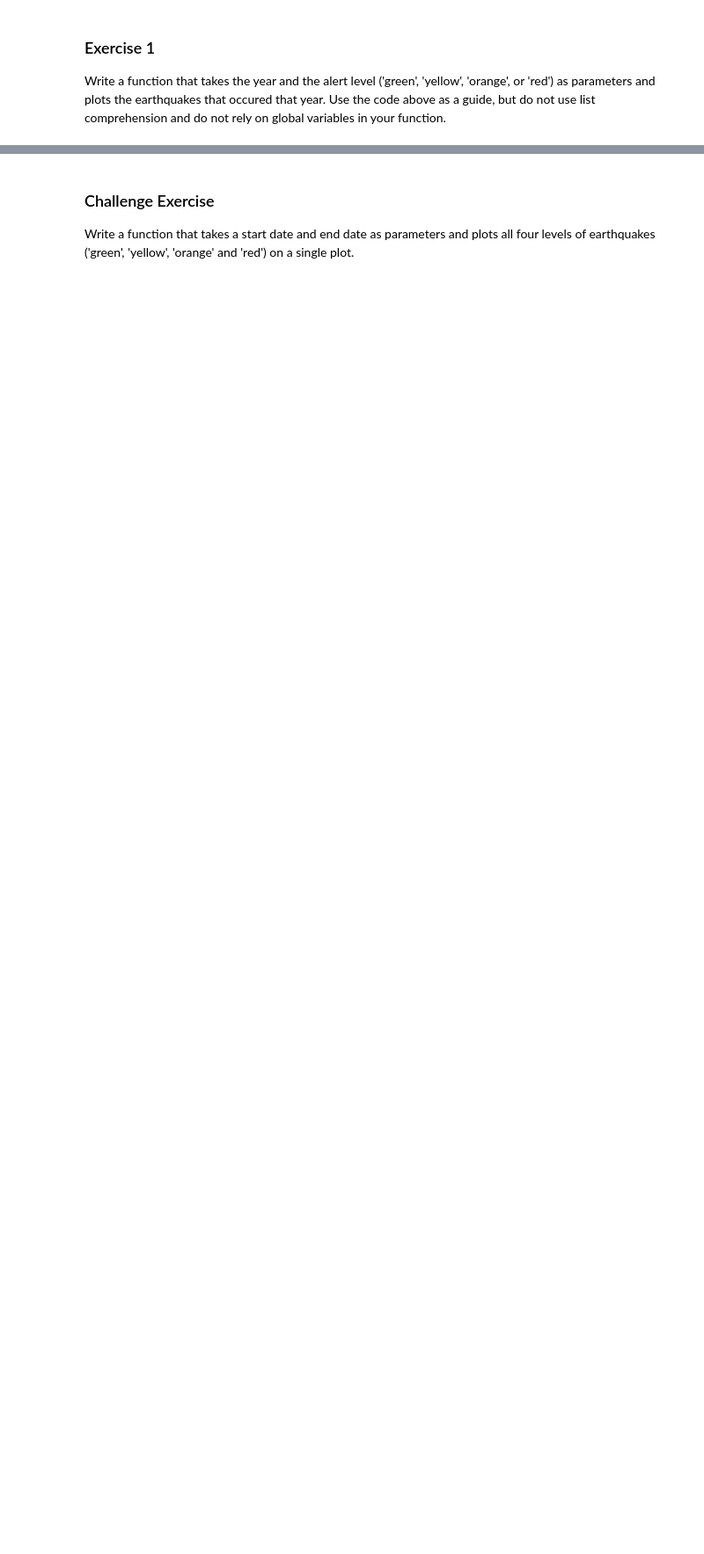
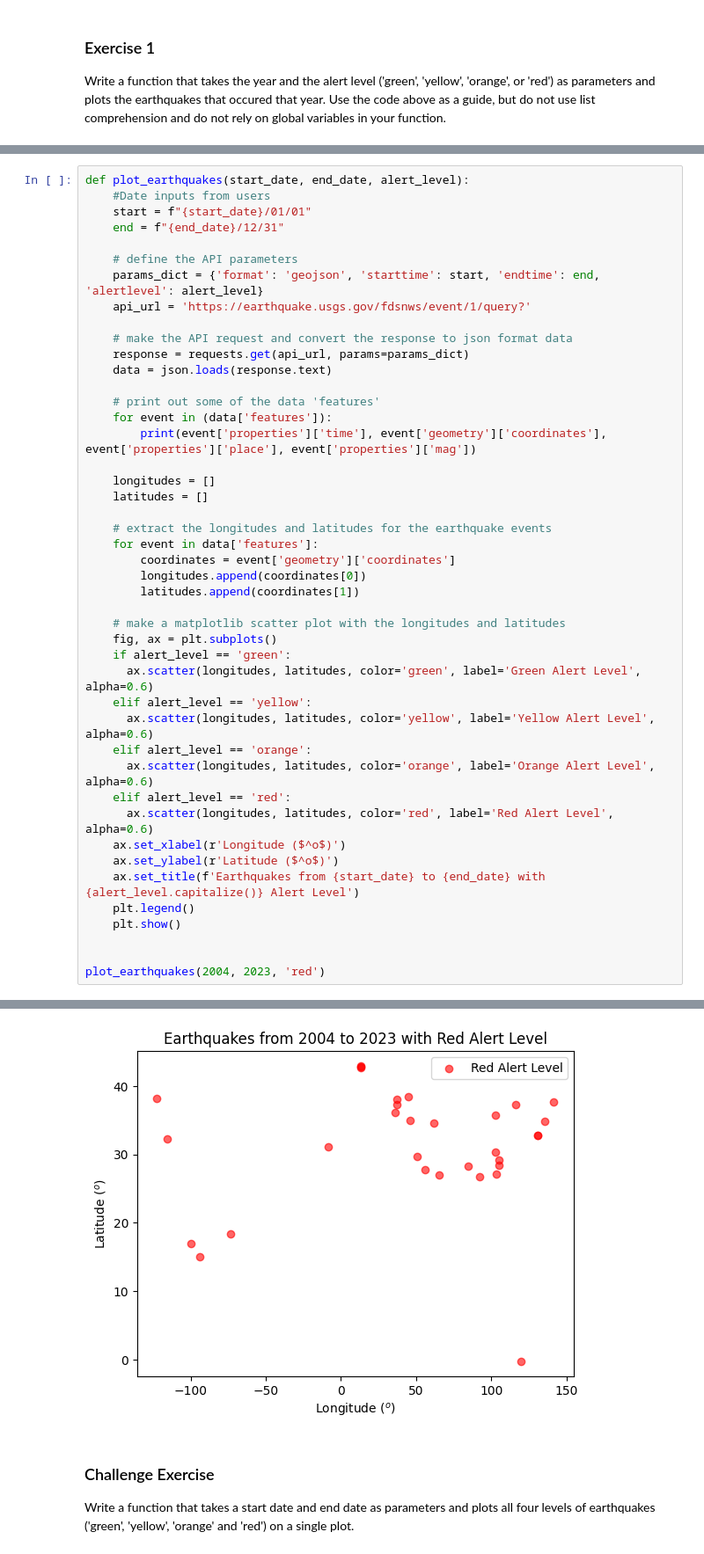
Before and after one commit to Jasn001/COMP_215, a Jupyter notebook: labs/lab01-introduction.ipynb, the cells around one changed output, grey strips where cells are left out. Shown: that part at 88% size. Drawn from its saved outputs; the diff is of its cells as text; blank space fills up the shorter version.

```diff
--- a/labs/lab01-introduction.ipynb
+++ b/labs/lab01-introduction.ipynb
@@ -145,0 +164,46 @@ Write a function that takes the year and the alert level ('green', 'yellow', 'or
+# %%
+def plot_earthquakes(start_date, end_date, alert_level):
+    #Date inputs from users
+    start = f"{start_date}/01/01"
+    end = f"{end_date}/12/31"
+
+    # define the API parameters
+    params_dict = {'format': 'geojson', 'starttime': start, 'endtime': end, 'alertlevel': alert_level}
+    api_url = 'https://earthquake.usgs.gov/fdsnws/event/1/query?'
+
+    # make the API request and convert the response to json format data
+    response = requests.get(api_url, params=params_dict)
+    data = json.loads(response.text)
+
+    # print out some of the data 'features'
+    for event in (data['features']):
+        print(event['properties']['time'], event['geometry']['coordinates'], event['properties']['place'], event['properties']['mag'])
+
+    longitudes = []
+    latitudes = []
+
+    # extract the longitudes and latitudes for the earthquake events
+    for event in data['features']:
+        coordinates = event['geometry']['coordinates']
+        longitudes.append(coordinates[0])
+        latitudes.append(coordinates[1])
+
+    # make a matplotlib scatter plot with the longitudes and latitudes
+    fig, ax = plt.subplots()
+    if alert_level == 'green':
+      ax.scatter(longitudes, latitudes, color='green', label='Green Alert Level', alpha=0.6)
+    elif alert_level == 'yellow':
+      ax.scatter(longitudes, latitudes, color='yellow', label='Yellow Alert Level', alpha=0.6)
+    elif alert_level == 'orange':
+      ax.scatter(longitudes, latitudes, color='orange', label='Orange Alert Level', alpha=0.6)
+    elif alert_level == 'red':
+      ax.scatter(longitudes, latitudes, color='red', label='Red Alert Level', alpha=0.6)
+    ax.set_xlabel(r'Longitude ($^o$)')
+    ax.set_ylabel(r'Latitude ($^o$)')
+    ax.set_title(f'Earthquakes from {start_date} to {end_date} with {alert_level.capitalize()} Alert Level')
+    plt.legend()
+    plt.show()
+
+
+plot_earthquakes(2004, 2023, 'red')
+# %% [output]
@@ -146,3 +227,4 @@ Write a function that takes the year and the alert level ('green', 'yellow', 'or
+[figure, added]
 # %% [markdown]
 ### Challenge Exercise
 
```
Also changed, not shown: parts of 6 cells of this notebook.
